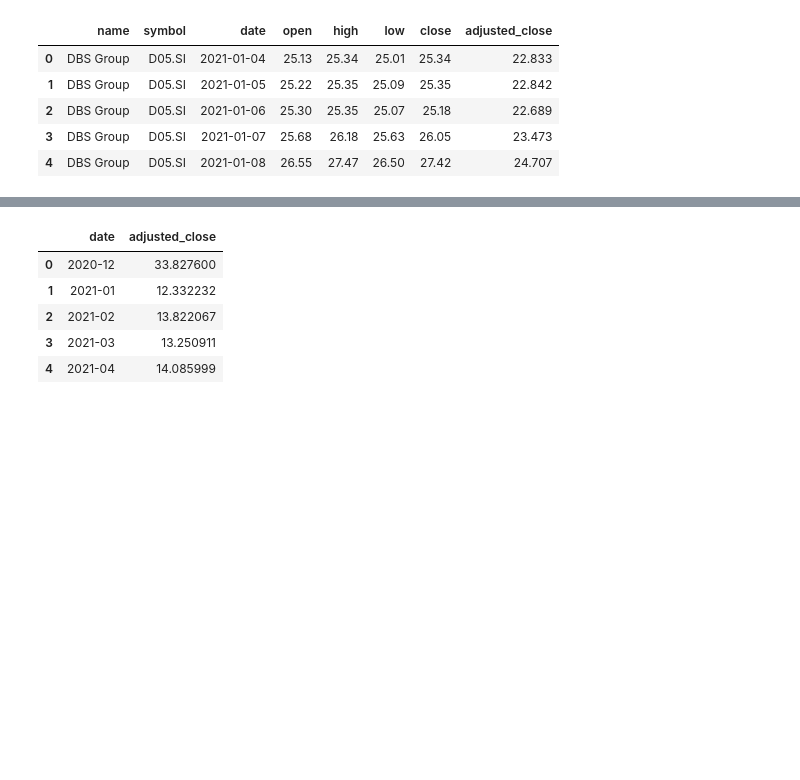
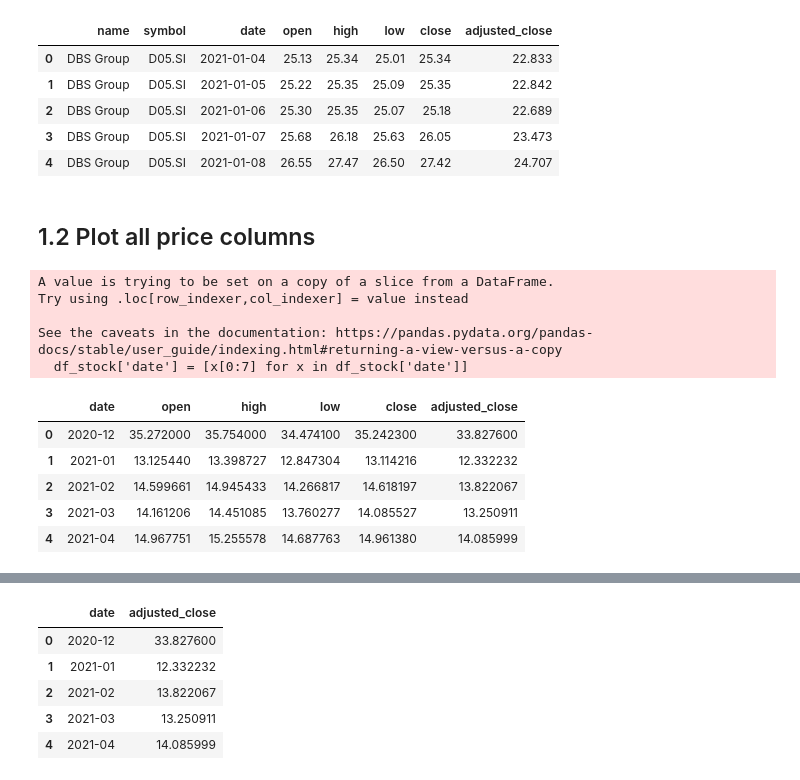
Before and after one commit to StephanieMussi/5228-group21-project, a Jupyter notebook: 1_Auxiliary_Attributes.ipynb, the cells around one changed output, grey strips where cells are left out. Saved outputs shown, nothing was run; the diff lists cells and outputs as text; code cells hidden in the pictures; blank space fills up the shorter version.

```diff
--- a/1_Auxiliary_Attributes.ipynb
+++ b/1_Auxiliary_Attributes.ipynb
@@ -65,3 +64,21 @@ Number of stock records: 35498
 | 2 | DBS Group | D05.SI | 2021-01-06 | 25.30 | 25.35 | 25.07 | 25.18 | 22.689 |
 | 3 | DBS Group | D05.SI | 2021-01-07 | 25.68 | 26.18 | 25.63 | 26.05 | 23.473 |
 | 4 | DBS Group | D05.SI | 2021-01-08 | 26.55 | 27.47 | 26.50 | 27.42 | 24.707 |
+# %% [markdown]
+## 1.2 Plot all price columns
+# %%
+df_stock_all = df_stock[['date', 'open', 'high', 'low', 'close', 'adjusted_close']]
+df_stock_all = auxi.get_avg_prices(df_stock_all)
+df_stock_all.head()
+# %% [output]
+A value is trying to be set on a copy of a slice from a DataFrame.
+Try using .loc[row_indexer,col_indexer] = value instead
+
+See the caveats in the documentation: https://pandas.pydata.org/pandas-docs/stable/user_guide/indexing.html#returning-a-view-versus-a-copy
+  df_stock['date'] = [x[0:7] for x in df_stock['date']]
+|  | date | open | high | low | close | adjusted_close |
+| 0 | 2020-12 | 35.272000 | 35.754000 | 34.474100 | 35.242300 | 33.827600 |
+| 1 | 2021-01 | 13.125440 | 13.398727 | 12.847304 | 13.114216 | 12.332232 |
+| 2 | 2021-02 | 14.599661 | 14.945433 | 14.266817 | 14.618197 | 13.822067 |
+| 3 | 2021-03 | 14.161206 | 14.451085 | 13.760277 | 14.085527 | 13.250911 |
+| 4 | 2021-04 | 14.967751 | 15.255578 | 14.687763 | 14.961380 | 14.085999 |
```
Also changed, not shown: parts of 5 cells of this notebook, 1 other file.
